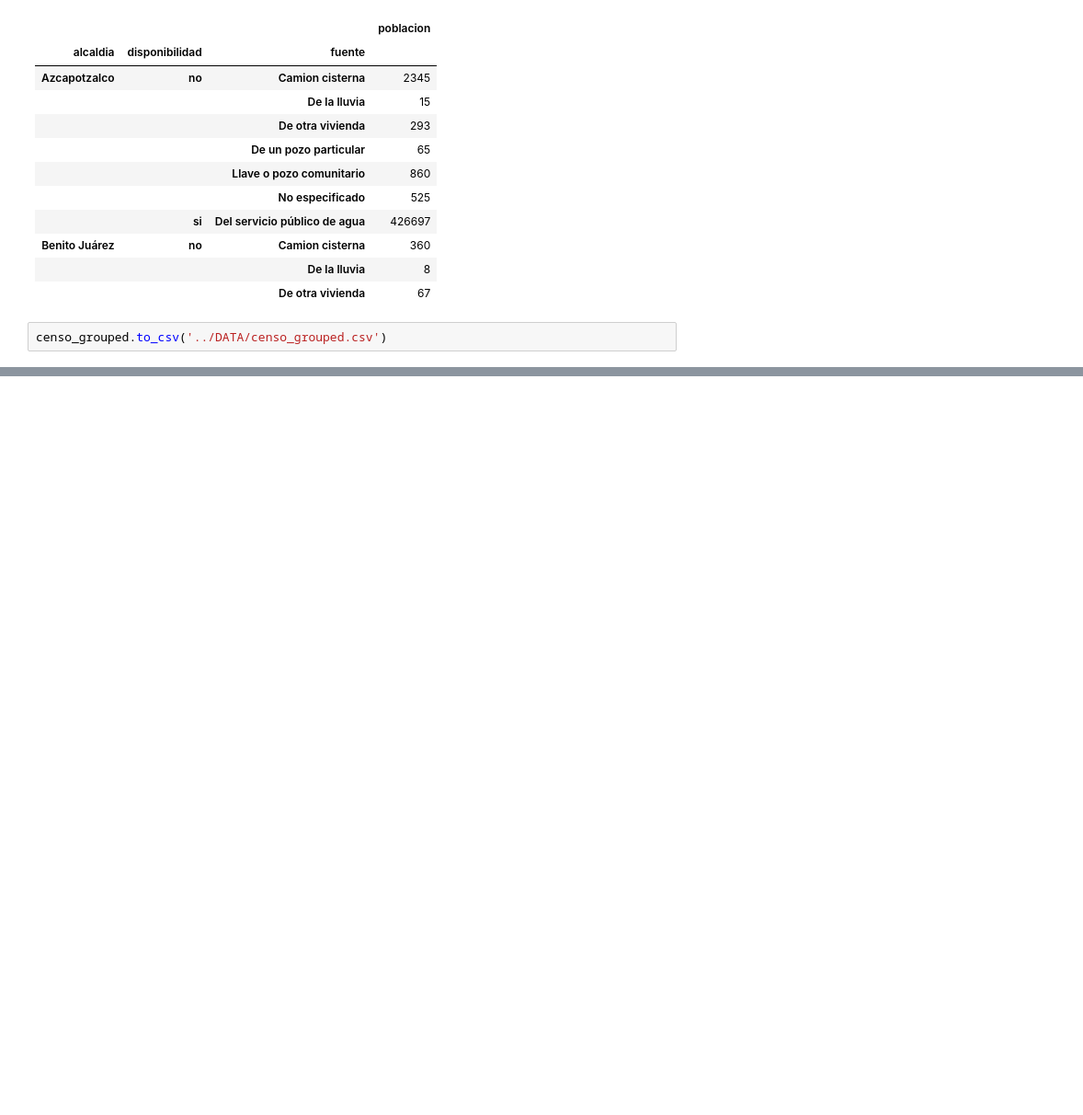
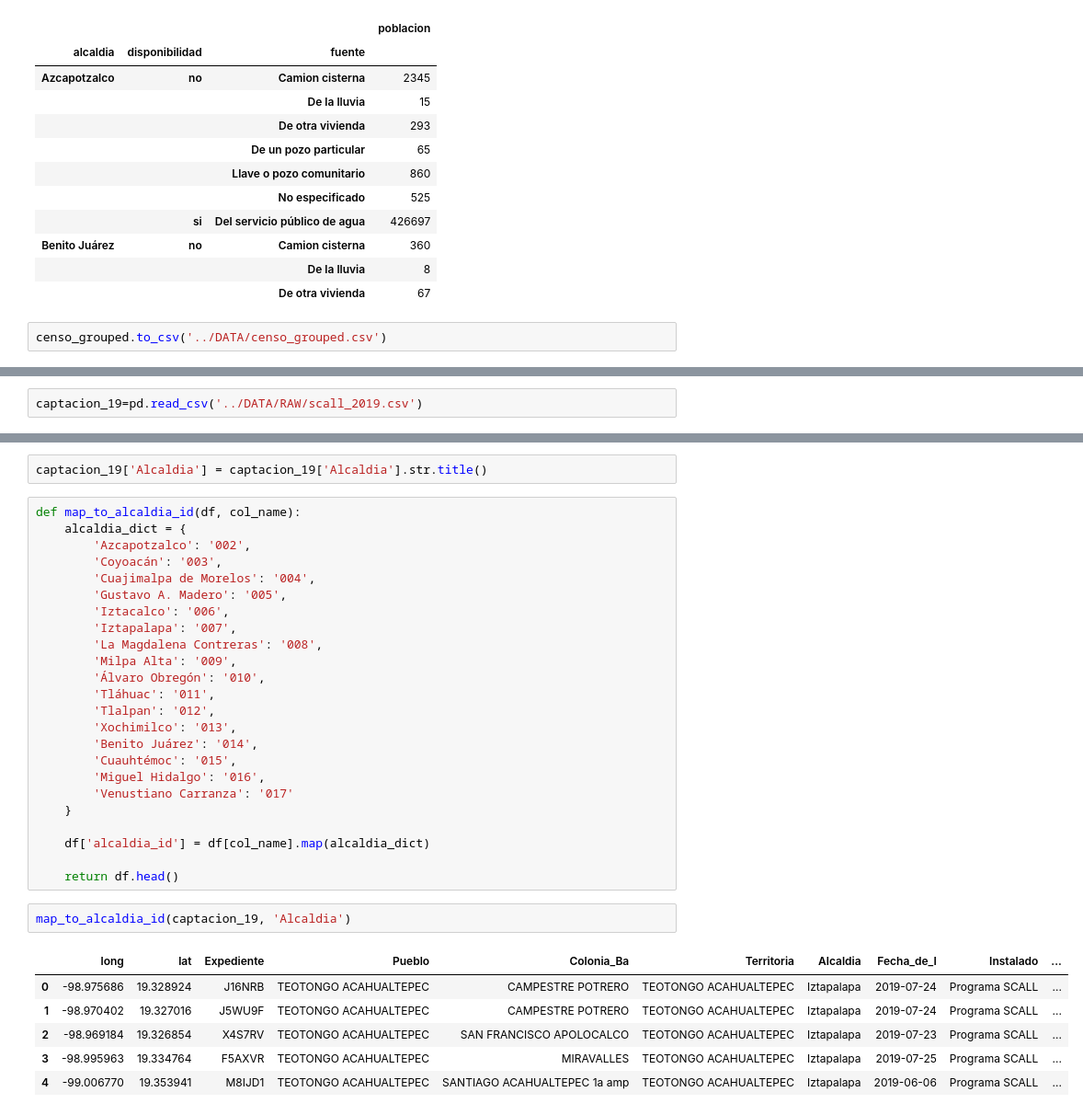
Before and after one commit to Anton-Utray/ETL-EDA, a Jupyter notebook: SRC/Data cleaning.ipynb, the cells around one changed output, grey strips where cells are left out. Shown: that part at 92% size. Saved outputs shown, nothing was run; the diff lists cells and outputs as text; blank space fills up the shorter version.

```diff
--- a/SRC/Data cleaning.ipynb
+++ b/SRC/Data cleaning.ipynb
@@ -70,0 +116,2 @@ censo_grouped.to_csv('../DATA/censo_grouped.csv')
+# %%
+captacion_19=pd.read_csv('../DATA/RAW/scall_2019.csv')
@@ -70,0 +137,35 @@ censo_grouped.to_csv('../DATA/censo_grouped.csv')
+# %%
+captacion_19['Alcaldia'] = captacion_19['Alcaldia'].str.title()
+# %%
+def map_to_alcaldia_id(df, col_name):
+    alcaldia_dict = {
+        'Azcapotzalco': '002',
+        'Coyoacán': '003',
+        'Cuajimalpa de Morelos': '004',
+        'Gustavo A. Madero': '005',
+        'Iztacalco': '006',
+        'Iztapalapa': '007',
+        'La Magdalena Contreras': '008',
+        'Milpa Alta': '009',
+        'Álvaro Obregón': '010',
+        'Tláhuac': '011',
+        'Tlalpan': '012',
+        'Xochimilco': '013',
+        'Benito Juárez': '014',
+        'Cuauhtémoc': '015',
+        'Miguel Hidalgo': '016',
+        'Venustiano Carranza': '017'
+    }
+
+    df['alcaldia_id'] = df[col_name].map(alcaldia_dict)
+
+    return df.head()
+# %%
+map_to_alcaldia_id(captacion_19, 'Alcaldia')
+# %% [output]
+|  | long | lat | Expediente | Pueblo | Colonia_Ba | Territoria | Alcaldia | Fecha_de_I | Instalado | ... |
+| 0 | -98.975686 | 19.328924 | J16NRB | TEOTONGO ACAHUALTEPEC | CAMPESTRE POTRERO | TEOTONGO ACAHUALTEPEC | Iztapalapa | 2019-07-24 | Programa SCALL | ... |
+| 1 | -98.970402 | 19.327016 | J5WU9F | TEOTONGO ACAHUALTEPEC | CAMPESTRE POTRERO | TEOTONGO ACAHUALTEPEC | Iztapalapa | 2019-07-24 | Programa SCALL | ... |
+| 2 | -98.969184 | 19.326854 | X4S7RV | TEOTONGO ACAHUALTEPEC | SAN FRANCISCO APOLOCALCO | TEOTONGO ACAHUALTEPEC | Iztapalapa | 2019-07-23 | Programa SCALL | ... |
+| 3 | -98.995963 | 19.334764 | F5AXVR | TEOTONGO ACAHUALTEPEC | MIRAVALLES | TEOTONGO ACAHUALTEPEC | Iztapalapa | 2019-07-25 | Programa SCALL | ... |
+| 4 | -99.006770 | 19.353941 | M8IJD1 | TEOTONGO ACAHUALTEPEC | SANTIAGO ACAHUALTEPEC 1a amp | TEOTONGO ACAHUALTEPEC | Iztapalapa | 2019-06-06 | Programa SCALL | ... |
```
Also changed, not shown: parts of 29 cells of this notebook, 27 other files.
